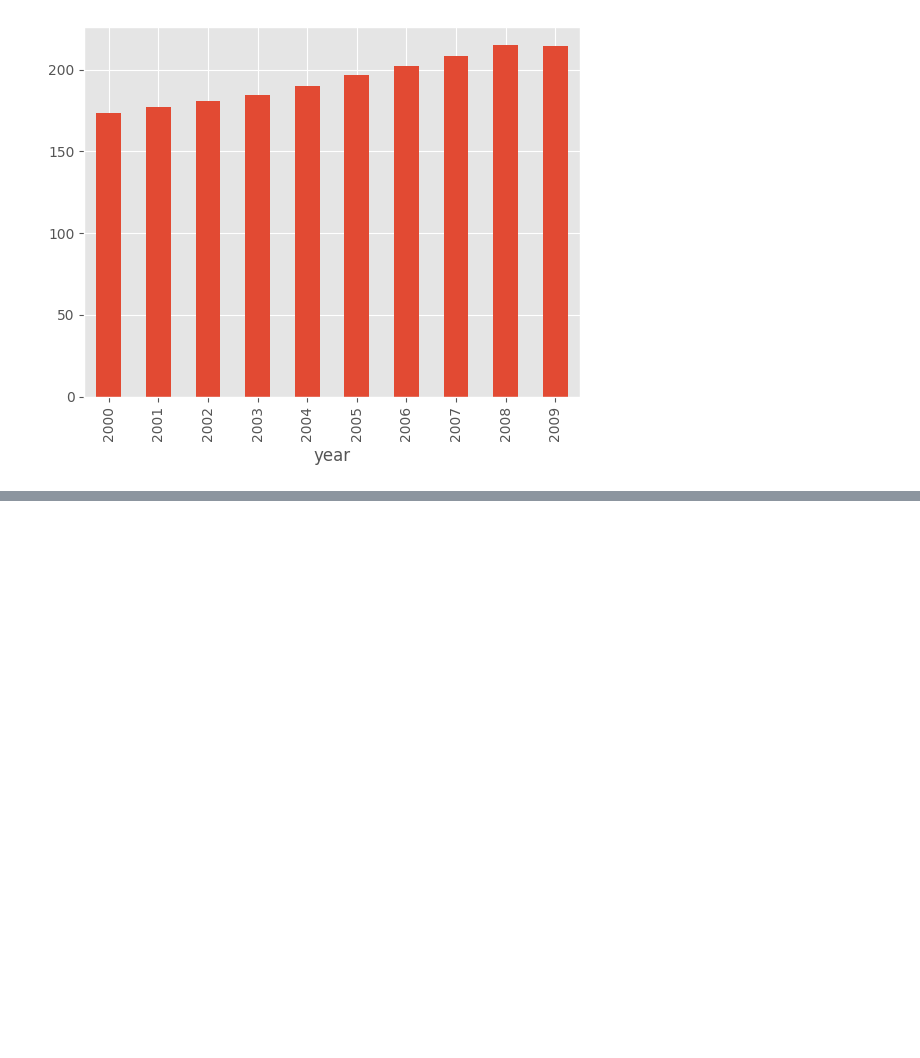
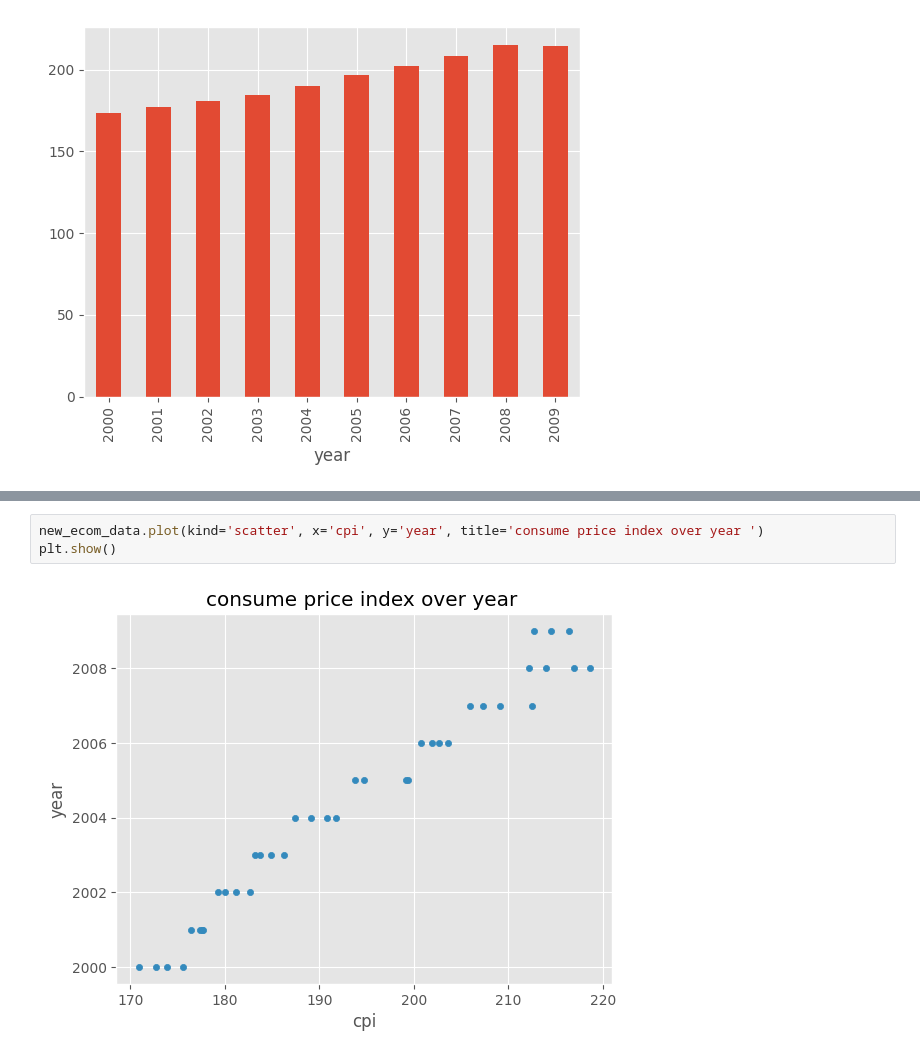
Before and after one commit to ayoub22222222/EDA_project, a Jupyter notebook: Untitled1.ipynb, the cells around one changed output, grey strips where cells are left out. Cells and saved outputs as stored; diff of their text form; blank space fills up the shorter version.

Commit message:
update on data

```diff
--- a/Untitled1.ipynb
+++ b/Untitled1.ipynb
@@ -256,0 +303,5 @@ plt.show()
+# %%
+new_ecom_data.plot(kind='scatter', x='cpi', y='year', title='consume price index over year ')
+plt.show()
+# %% [output]
+[figure, added]
```
Also changed, not shown: parts of 7 cells of this notebook.
